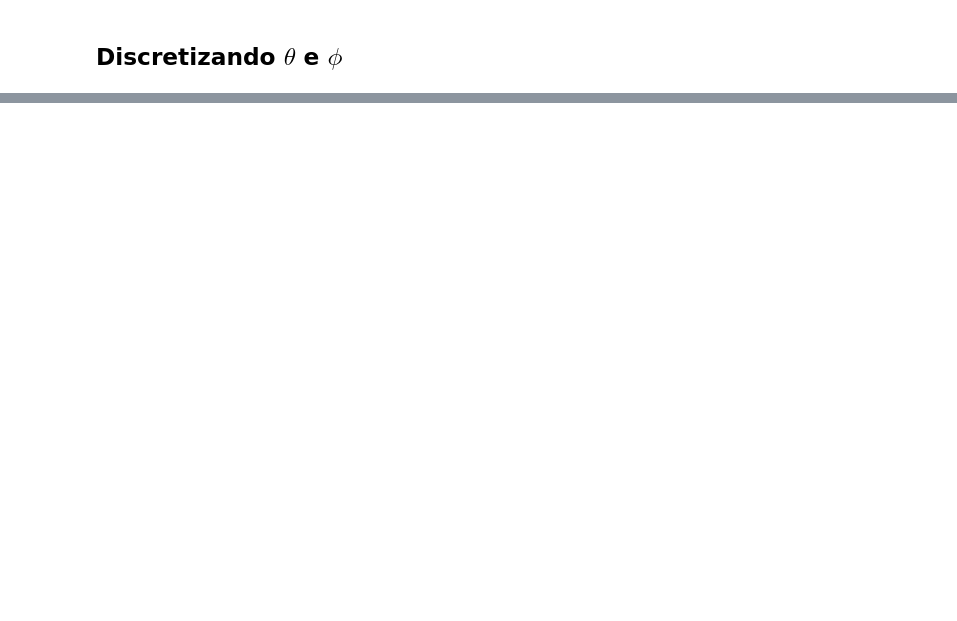
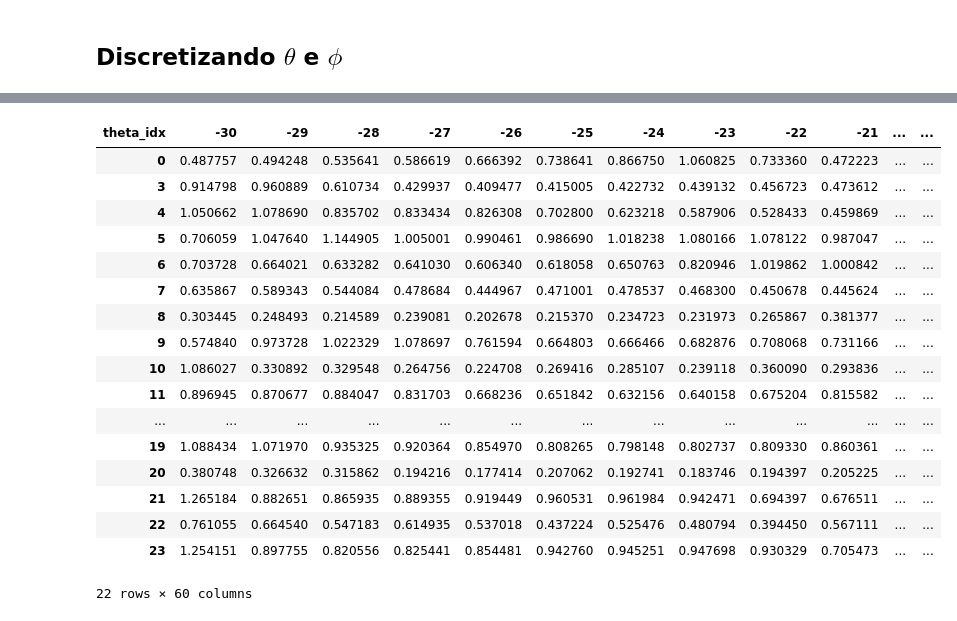
Before and after one commit to geoinfo-smdu/fator-de-visao-do-ceu, a Jupyter notebook: Calculando SVF para um ponto com Pandas.ipynb, the cells around one changed output, grey strips where cells are left out. Drawn from its saved outputs; the diff is of its cells as text; code cells hidden in the pictures; blank space fills up the shorter version.

```diff
--- a/Calculando SVF para um ponto com Pandas.ipynb
+++ b/Calculando SVF para um ponto com Pandas.ipynb
@@ -211,2 +248,0 @@ indice
-# %%
-df_mds = df_mds.loc[df_mds.Z >= pt_obs_z]
@@ -215,5 +248,0 @@ df_mds = df_mds.loc[df_mds.Z >= pt_obs_z]
-# %%
-df_mds['theta_idx'] = \
-np.floor(np.arctan2(\
-          df_mds.X - pt_obs[0],
-          df_mds.Y - pt_obs[1])/delta_theta).astype('int')
@@ -222,8 +248,0 @@ np.floor(np.arctan2(\
-# %%
-df_mds['phi_idx'] = \
-np.floor(meridianos - (np.cos(\
-np.arctan2(\
-           np.sqrt((df_mds.X - pt_obs[0])**2 + \
-                   (df_mds.Y - pt_obs[1])**2), \
-           df_mds.Z - pt_obs_z)) / \
-                       (1 / meridianos))).astype('int')
@@ -247,0 +300,25 @@ fusos * meridianos
+# %%
+def svf_observ(x):
+    coords = x.coords
+
+    x_mds = df_mds.loc[df_mds.Z >= coords[0][2]].reset_index()
+
+    x_mds['theta_idx'] = \
+    np.floor(np.arctan2(\
+              x_mds.X - coords[0][0],
+              x_mds.Y - coords[0][1])/delta_theta).astype('int')
+
+    x_mds['phi'] = \
+    np.arctan2(\
+               np.sqrt((x_mds.X - coords[0][0])**2 + \
+                       (x_mds.Y - coords[0][1])**2), \
+               x_mds.Z - coords[0][2])
+
+
+    svf = x_mds[['theta_idx', 'phi']].groupby(['theta_idx'])\
+                .min()
+
+    ## TODO
+    # Calcular a área de cada um dos fusos theta_idx
+
+    return svf.phi
@@ -247,0 +327,4 @@ fusos * meridianos
+# %%
+
+pt_obs.apply(lambda x: svf_observ(x))
+# %% [output]
@@ -247,0 +332,18 @@ fusos * meridianos
+| theta_idx | -30 | -29 | -28 | -27 | -26 | -25 | -24 | -23 | -22 | -21 | ... | ... |
+| 0 | 0.487757 | 0.494248 | 0.535641 | 0.586619 | 0.666392 | 0.738641 | 0.866750 | 1.060825 | 0.733360 | 0.472223 | ... | ... |
+| 3 | 0.914798 | 0.960889 | 0.610734 | 0.429937 | 0.409477 | 0.415005 | 0.422732 | 0.439132 | 0.456723 | 0.473612 | ... | ... |
+| 4 | 1.050662 | 1.078690 | 0.835702 | 0.833434 | 0.826308 | 0.702800 | 0.623218 | 0.587906 | 0.528433 | 0.459869 | ... | ... |
+| 5 | 0.706059 | 1.047640 | 1.144905 | 1.005001 | 0.990461 | 0.986690 | 1.018238 | 1.080166 | 1.078122 | 0.987047 | ... | ... |
+| 6 | 0.703728 | 0.664021 | 0.633282 | 0.641030 | 0.606340 | 0.618058 | 0.650763 | 0.820946 | 1.019862 | 1.000842 | ... | ... |
+| 7 | 0.635867 | 0.589343 | 0.544084 | 0.478684 | 0.444967 | 0.471001 | 0.478537 | 0.468300 | 0.450678 | 0.445624 | ... | ... |
+| 8 | 0.303445 | 0.248493 | 0.214589 | 0.239081 | 0.202678 | 0.215370 | 0.234723 | 0.231973 | 0.265867 | 0.381377 | ... | ... |
+| 9 | 0.574840 | 0.973728 | 1.022329 | 1.078697 | 0.761594 | 0.664803 | 0.666466 | 0.682876 | 0.708068 | 0.731166 | ... | ... |
+| 10 | 1.086027 | 0.330892 | 0.329548 | 0.264756 | 0.224708 | 0.269416 | 0.285107 | 0.239118 | 0.360090 | 0.293836 | ... | ... |
+| 11 | 0.896945 | 0.870677 | 0.884047 | 0.831703 | 0.668236 | 0.651842 | 0.632156 | 0.640158 | 0.675204 | 0.815582 | ... | ... |
+| ... | ... | ... | ... | ... | ... | ... | ... | ... | ... | ... | ... | ... |
+| 19 | 1.088434 | 1.071970 | 0.935325 | 0.920364 | 0.854970 | 0.808265 | 0.798148 | 0.802737 | 0.809330 | 0.860361 | ... | ... |
+| 20 | 0.380748 | 0.326632 | 0.315862 | 0.194216 | 0.177414 | 0.207062 | 0.192741 | 0.183746 | 0.194397 | 0.205225 | ... | ... |
+| 21 | 1.265184 | 0.882651 | 0.865935 | 0.889355 | 0.919449 | 0.960531 | 0.961984 | 0.942471 | 0.694397 | 0.676511 | ... | ... |
+| 22 | 0.761055 | 0.664540 | 0.547183 | 0.614935 | 0.537018 | 0.437224 | 0.525476 | 0.480794 | 0.394450 | 0.567111 | ... | ... |
+| 23 | 1.254151 | 0.897755 | 0.820556 | 0.825441 | 0.854481 | 0.942760 | 0.945251 | 0.947698 | 0.930329 | 0.705473 | ... | ... |
+22 rows × 60 columns
```
Also changed, not shown: parts of 43 cells of this notebook, 3 other files.
